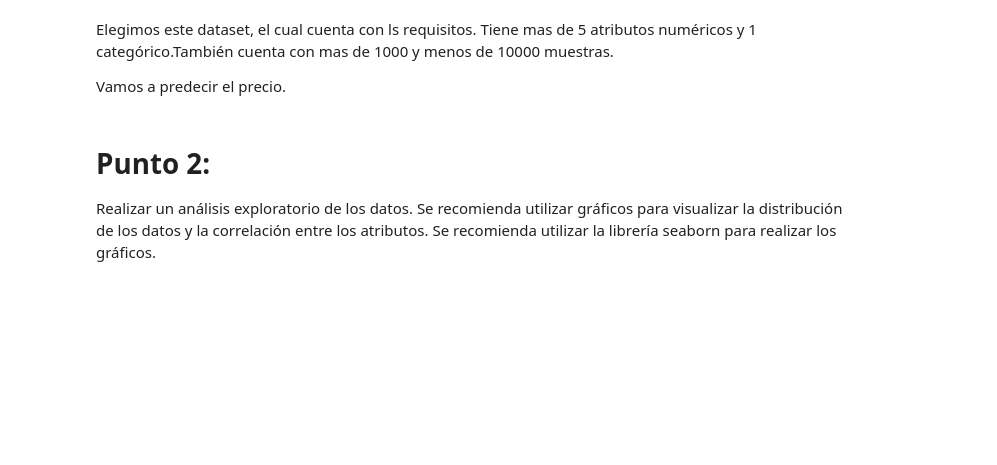
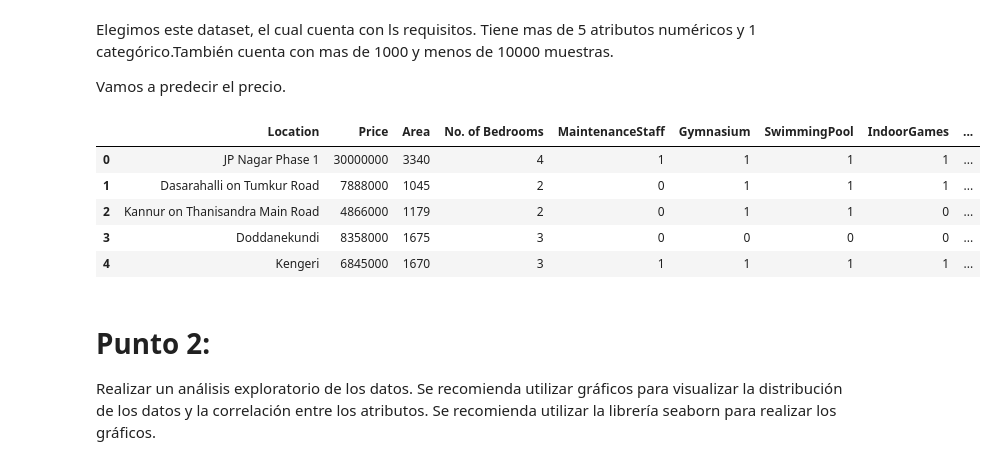
Before and after one commit to Fedezafran1/TP-Chona, a Jupyter notebook: Trabajo_Práctico_1_Modelos_Predictivos_en_SciKit_Learn.ipynb, the cells around one changed output. Drawn from its saved outputs; the diff is of its cells as text; code cells hidden in the pictures; blank space fills up the shorter version.

```diff
--- a/Trabajo_Práctico_1_Modelos_Predictivos_en_SciKit_Learn.ipynb
+++ b/Trabajo_Práctico_1_Modelos_Predictivos_en_SciKit_Learn.ipynb
@@ -37,6 +33,16 @@ Bangalore
 Elegimos este dataset, el cual cuenta con ls requisitos. Tiene mas de 5 atributos numéricos y 1 categórico.También cuenta con mas de 1000 y menos de 10000 muestras.
 
 Vamos a predecir el precio.
+# %%
+Bangalore = Bangalore[["Location", "Price", "Area", "No. of Bedrooms", "MaintenanceStaff", "Gymnasium", "SwimmingPool", "IndoorGames", "24X7Security", "CarParking", "Cafeteria", "Wifi", "Children'splayarea"]]
+Bangalore.head()
+# %% [output]
+|  | Location | Price | Area | No. of Bedrooms | MaintenanceStaff | Gymnasium | SwimmingPool | IndoorGames | ... |
+| 0 | JP Nagar Phase 1 | 30000000 | 3340 | 4 | 1 | 1 | 1 | 1 | ... |
+| 1 | Dasarahalli on Tumkur Road | 7888000 | 1045 | 2 | 0 | 1 | 1 | 1 | ... |
+| 2 | Kannur on Thanisandra Main Road | 4866000 | 1179 | 2 | 0 | 1 | 1 | 0 | ... |
+| 3 | Doddanekundi | 8358000 | 1675 | 3 | 0 | 0 | 0 | 0 | ... |
+| 4 | Kengeri | 6845000 | 1670 | 3 | 1 | 1 | 1 | 1 | ... |
 # %% [markdown]
 # Punto 2:
 
```
Also changed, not shown: parts of 6 cells of this notebook.
